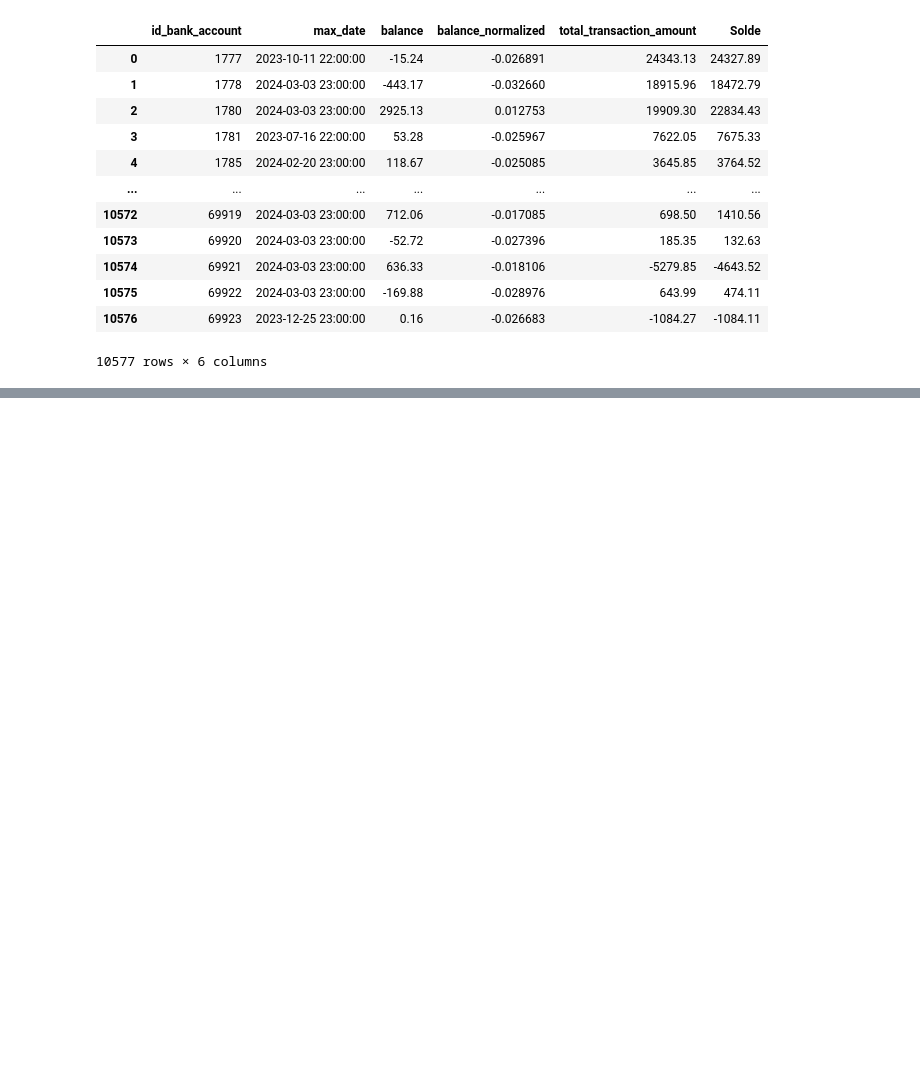
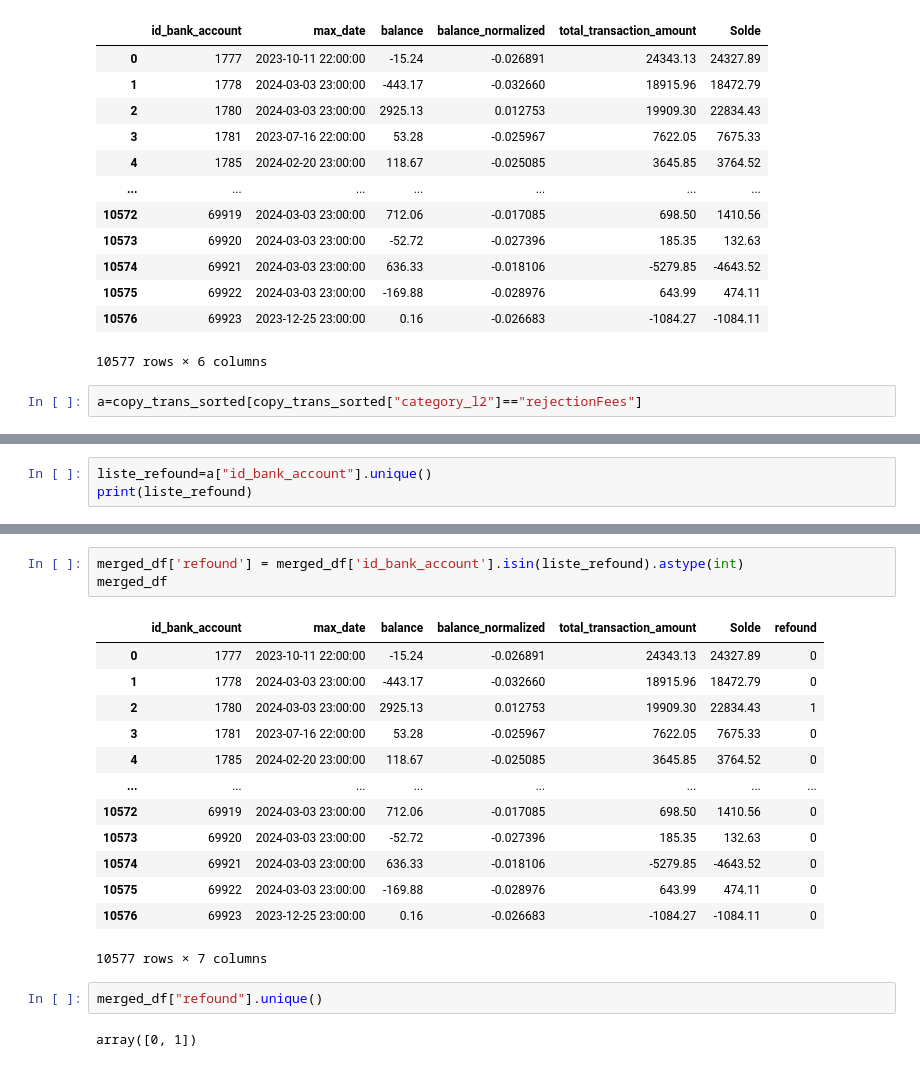
Before and after one commit to rouaabl/Projet-construction-d-un-score-d-octroi, a Jupyter notebook: start.ipynb, the cells around one changed output, grey strips where cells are left out. Saved outputs shown, nothing was run; the diff lists cells and outputs as text; blank space fills up the shorter version.

```diff
--- a/start.ipynb
+++ b/start.ipynb
@@ -387,3 +387,5 @@ merged_df
 | 10575 | 69922 | 2024-03-03 23:00:00 | -169.88 | -0.028976 | 643.99 | 474.11 |
 | 10576 | 69923 | 2023-12-25 23:00:00 | 0.16 | -0.026683 | -1084.27 | -1084.11 |
 10577 rows × 6 columns
+# %%
+a=copy_trans_sorted[copy_trans_sorted["category_l2"]=="rejectionFees"]
@@ -389,0 +408,3 @@ merged_df
+# %%
+liste_refound=a["id_bank_account"].unique()
+print(liste_refound)
@@ -389,0 +429,21 @@ merged_df
+# %%
+merged_df['refound'] = merged_df['id_bank_account'].isin(liste_refound).astype(int)
+merged_df
+# %% [output]
+|  | id_bank_account | max_date | balance | balance_normalized | total_transaction_amount | Solde | refound |
+| 0 | 1777 | 2023-10-11 22:00:00 | -15.24 | -0.026891 | 24343.13 | 24327.89 | 0 |
+| 1 | 1778 | 2024-03-03 23:00:00 | -443.17 | -0.032660 | 18915.96 | 18472.79 | 0 |
+| 2 | 1780 | 2024-03-03 23:00:00 | 2925.13 | 0.012753 | 19909.30 | 22834.43 | 1 |
+| 3 | 1781 | 2023-07-16 22:00:00 | 53.28 | -0.025967 | 7622.05 | 7675.33 | 0 |
+| 4 | 1785 | 2024-02-20 23:00:00 | 118.67 | -0.025085 | 3645.85 | 3764.52 | 0 |
+| ... | ... | ... | ... | ... | ... | ... | ... |
+| 10572 | 69919 | 2024-03-03 23:00:00 | 712.06 | -0.017085 | 698.50 | 1410.56 | 0 |
+| 10573 | 69920 | 2024-03-03 23:00:00 | -52.72 | -0.027396 | 185.35 | 132.63 | 0 |
+| 10574 | 69921 | 2024-03-03 23:00:00 | 636.33 | -0.018106 | -5279.85 | -4643.52 | 0 |
+| 10575 | 69922 | 2024-03-03 23:00:00 | -169.88 | -0.028976 | 643.99 | 474.11 | 0 |
+| 10576 | 69923 | 2023-12-25 23:00:00 | 0.16 | -0.026683 | -1084.27 | -1084.11 | 0 |
+10577 rows × 7 columns
+# %%
+merged_df["refound"].unique()
+# %% [output]
+array([0, 1])
```
Also changed, not shown: parts of 2 cells of this notebook.
